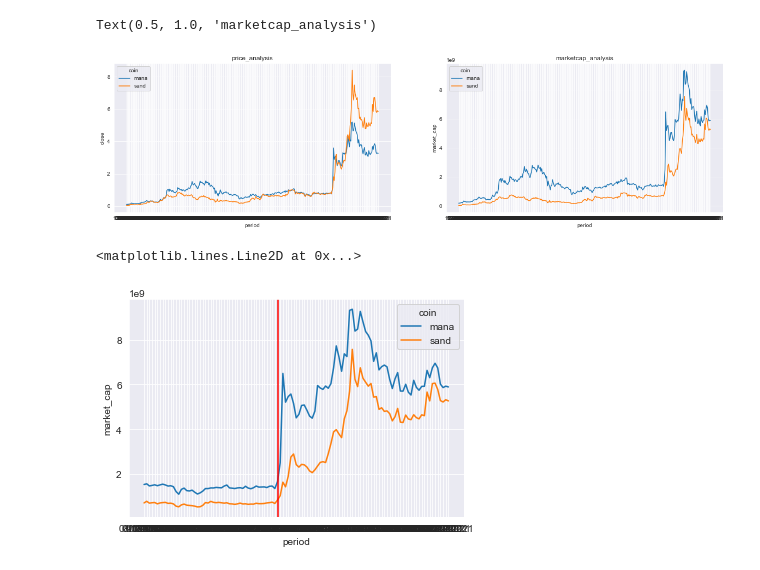
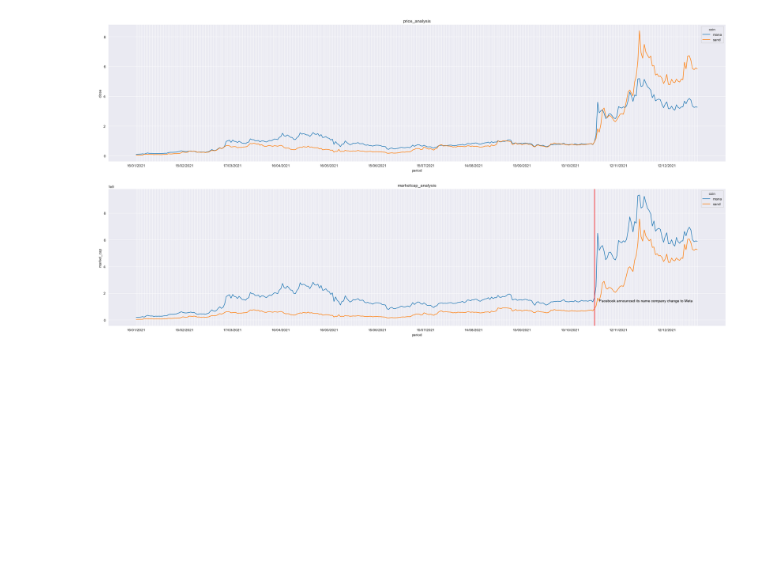
Before and after one commit to ferseguias/analysis_historical_crypto_data, a Jupyter notebook: notebook/visualization/metaverse.ipynb, the cells around one changed output. Cells and saved outputs as stored; diff of their text form; code cells hidden in the pictures; blank space fills up the shorter version.

```diff
--- a/notebook/visualization/metaverse.ipynb
+++ b/notebook/visualization/metaverse.ipynb
@@ -4,47 +4,53 @@ import numpy as np
 import sidetable
 import seaborn as sns
 import matplotlib.pyplot as plt
 sns.set_style("darkgrid")
 import plotly.graph_objects as go
 from datetime import datetime
 import warnings
 warnings.filterwarnings('ignore')
 from mpl_finance import candlestick_ohlc
 import matplotlib.dates as mpl_dates
 
 scope = pd.read_csv(r"/Users/fernandoseguias/Desktop/ferseg/Proyectos/Programacion/iron_hack/project_1/output/scope.csv")
 
 
 sand_scope = scope.loc[scope["coin"] == "sand"]
 sand_scope["coin"] = "sand"
 #circulating supply mana-1.800.000.000 / sand-900.000.000 aprox
 sand_scope["circulating_supply"] = 900000000
 mana_scope = scope.loc[scope["coin"] == "mana"]
 mana_scope["coin"] = "mana"
 #circulating supply mana-1.800.000.000 / sand-900.000.000 aprox
 mana_scope["circulating_supply"] = 1800000000
 
 scope = pd.concat([mana_scope.tail(350), sand_scope.tail(350)], join='outer')
 scope["period"] = scope["date"].astype("str")
 scope["market_cap"] = scope["close"] * scope["circulating_supply"]
 
 scope_meta = pd.concat([mana_scope.tail(115), sand_scope.tail(115)], join='outer')
 scope_meta["period"] = scope["date"].astype("str")
 scope_meta["market_cap"] = scope["close"] * scope["circulating_supply"]
+
+#facebook announcement its name change to meta 28-oct-2021
+fig, axes = plt.subplots(2, 1, figsize=(30, 15), sharex=False, sharey=False)
+
+fig = sns.lineplot(data=scope, x="period", y="close", hue="coin", ax=axes[0])
+axes[0].set_title("price_analysis")
+for ind, label in enumerate(fig.get_xticklabels()):
+    if ind % 30 == 0:  # every 10th label is kept
+        label.set_visible(True)
+    else:
+        label.set_visible(False)
+
+fig = sns.lineplot(data=scope, x="period", y="market_cap", hue="coin", ax=axes[1])
+axes[1].set_title("marketcap_analysis")
+plt.axvline(x="28/10/2021", color='red')
+plt.text(x="31/10/2021", y=scope["circulating_supply"].mean(), s="Facebook announced its name company change to Meta", color='black')
+for ind, label in enumerate(fig.get_xticklabels()):
+    if ind % 30 == 0:  # every 10th label is kept
+        label.set_visible(True)
+    else:
+        label.set_visible(False)
+# %% [output]
+[figure, added]
-# %%
-fig, axes = plt.subplots(1, 2, figsize=(20, 5), sharex=True, sharey=False)
-
-sns.lineplot(data=scope, x="period", y="close", hue="coin", ax=axes[0])
-axes[0].set_title("price_analysis")
-sns.lineplot(data=scope, x="period", y="market_cap", hue="coin", ax=axes[1])
-axes[1].set_title("marketcap_analysis")
-# %% [output]
-Text(0.5, 1.0, 'marketcap_analysis')
-[figure, removed]
-# %%
-#facebook announcement its name change to meta 28-oct-2021
-sns.lineplot(data=scope_meta, x="period", y="market_cap", hue="coin")
-plt.axvline(x="28/10/2021", color='red')
-# %% [output]
-<matplotlib.lines.Line2D at 0x...>
-[figure, removed]
```
Also changed, not shown: 5 other files.
